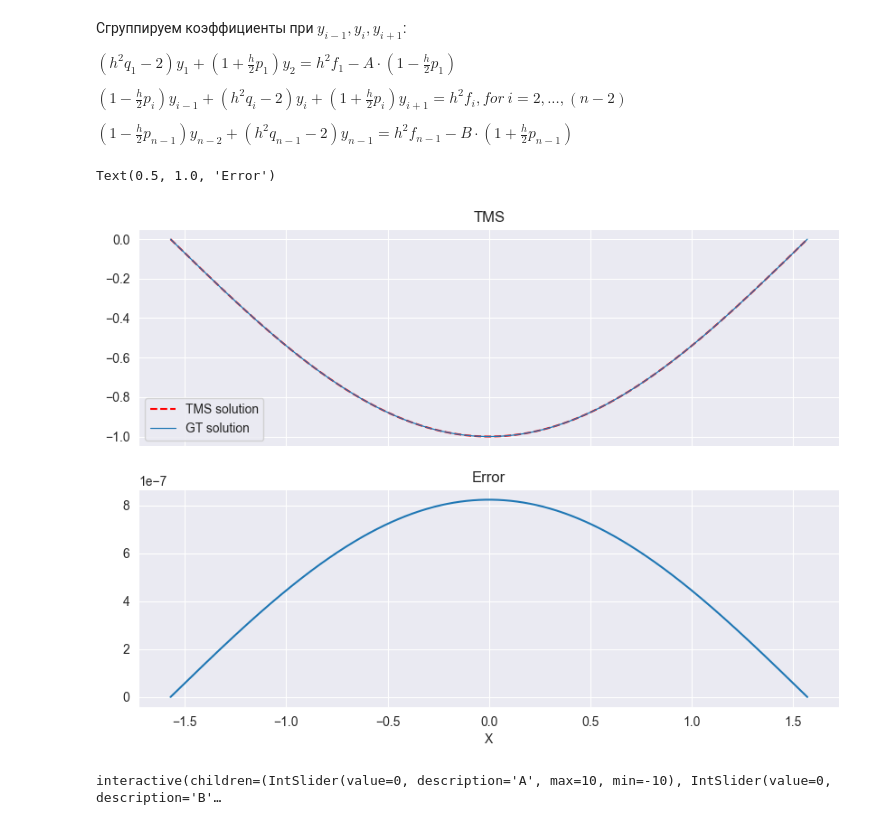
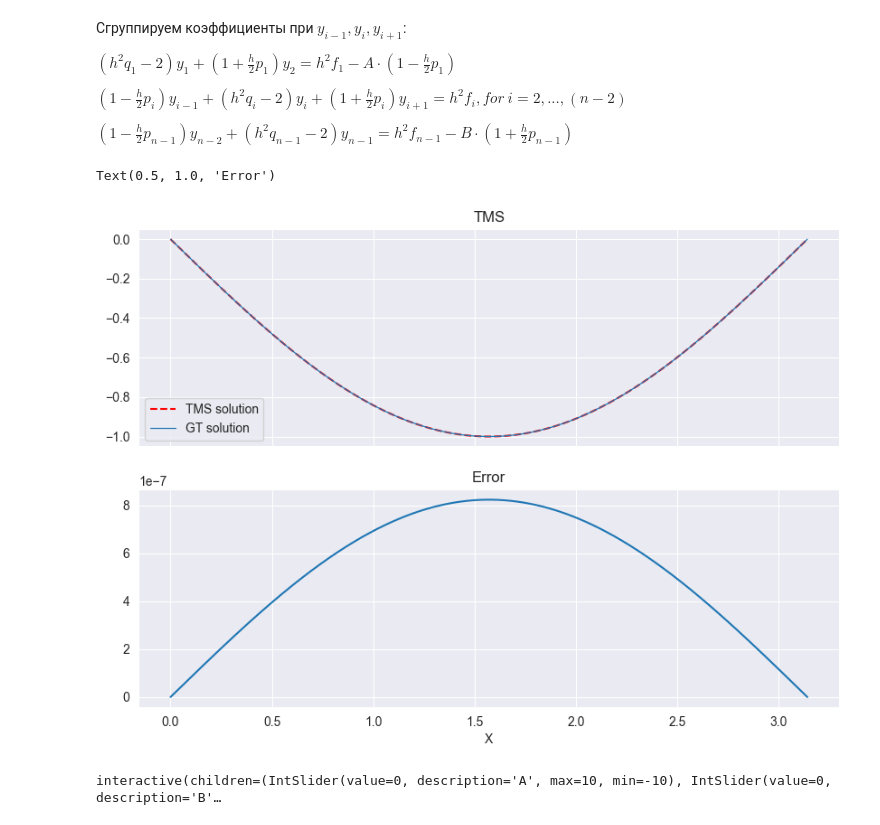
Before and after one commit to DilshodN/BasicsOfComputationalPhysics, a Jupyter notebook: task9.ipynb, the cells around one changed output. Saved outputs shown, nothing was run; the diff lists cells and outputs as text; code cells hidden in the pictures.

```diff
--- a/task9.ipynb
+++ b/task9.ipynb
@@ -86,42 +85,42 @@ def createABCF(x, p, q, F, boundaryCondLeft, boundaryCondRight):
 # %%
 # it is only for y(a) = A, y(b) = B
 def groundTruth(x, A=0, B=0):
-    return (A + B) / 2 + x * (B - A) / np.pi - np.cos(x)
+    return (A + B) / 2 + x * (B - A) / np.pi - np.sin(x)
 # %%
-x0 = -np.pi / 2
-xn = np.pi / 2
+x0 = 0
+xn = np.pi
 N = int(1e3)
 
 x = np.linspace(x0, xn, N)
 
 y_gt = groundTruth(x)
 
 p = lambda x: 0
 q = lambda x: 0
-f = np.cos
+f = np.sin
 
 # alpha1 * y(a) + beta1 * y'(a) = C1
 alpha1, beta1, C1 = (1, 0, 0)
 
 # alpha2 * y(b) + beta2 * y'(b) = C2
 alpha2, beta2, C2 = (1, 0, 0)
 
 y = TMS(*createABCF(x, p, q, f, (alpha1, beta1, C1), (alpha2, beta2, C2)))
 
 fg, ax = plt.subplots(2, 1, figsize=(10, 7), dpi=100, sharex=True)
 
 ax[0].plot(x, y, 'r--', label='TMS solution')
-ax[0].plot(x, y_gt, linewidth=0.9, label='GT solution')
+ax[0].plot(x, -np.sin(x), linewidth=0.9, label='GT solution')
 
 ax[0].set_title("TMS")
 ax[0].legend(loc='best')
 
-ax[1].plot(x, np.abs(y - y_gt))
+ax[1].plot(x, np.abs(y + np.sin(x)))
 ax[1].set_xlabel("X")
 ax[1].set_title("Error")
 # %% [output]
 Text(0.5, 1.0, 'Error')
-[figure, old version]
+[figure, new version]
 # %%
 @widgets.interact(A=(-10, 10), B=(-10, 10))
 def cringe(A=0, B=0):
```
Also changed, not shown: parts of 2 cells of this notebook, 6 other files.
